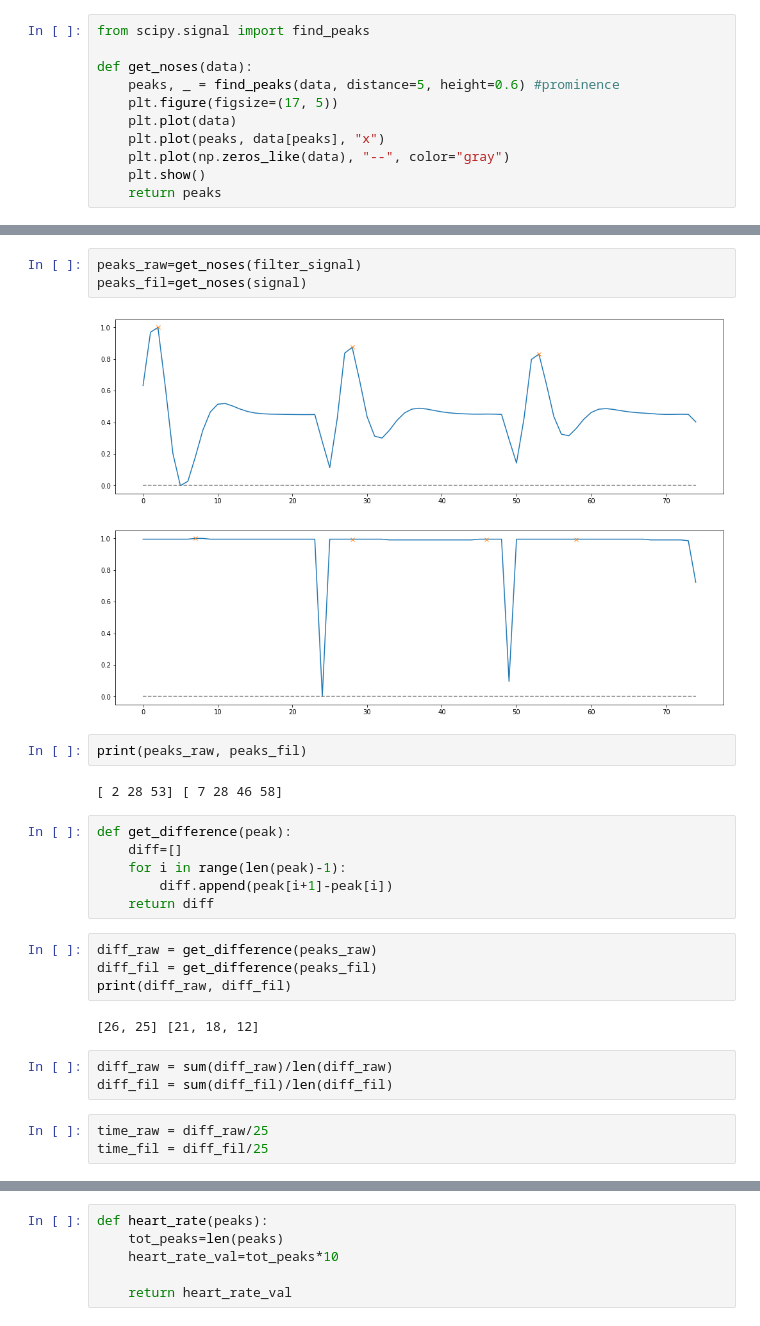
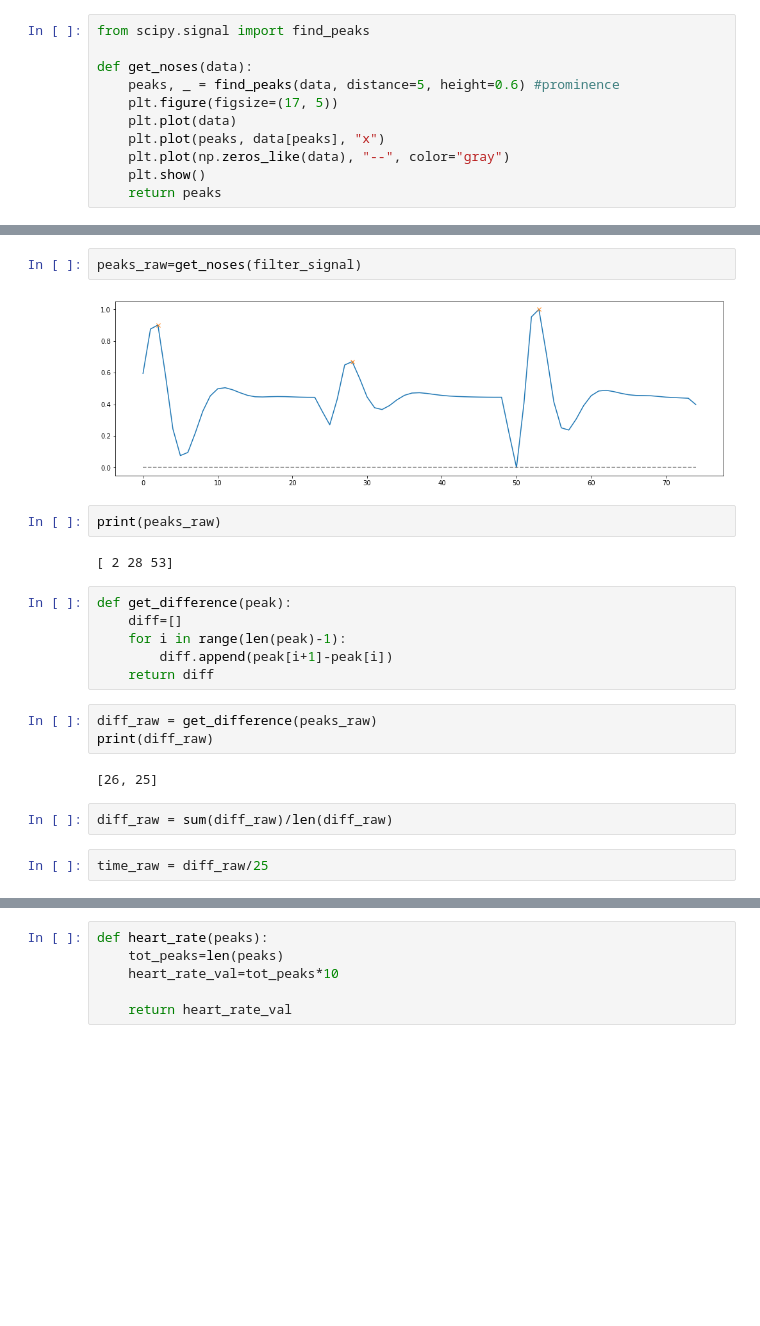
Before and after one commit to gaurav-95/ECG, a Jupyter notebook: View_ECG.ipynb, the cells around one changed output, grey strips where cells are left out. Saved outputs shown, nothing was run; the diff lists cells and outputs as text; blank space fills up the shorter version.

```diff
--- a/View_ECG.ipynb
+++ b/View_ECG.ipynb
@@ -261,13 +259,11 @@ plt.show()
 # %%
 peaks_raw=get_noses(filter_signal)
-peaks_fil=get_noses(signal)
 # %% [output]
-[figure, old version]
+[figure, new version]
-[figure, removed]
 # %%
-print(peaks_raw, peaks_fil)
+print(peaks_raw)
 # %% [output]
-[ 2 28 53] [ 7 28 46 58]
+[ 2 28 53]
 # %%
 def get_difference(peak):
     diff=[]
@@ -276,14 +272,11 @@ def get_difference(peak):
     return diff
 # %%
 diff_raw = get_difference(peaks_raw)
-diff_fil = get_difference(peaks_fil)
-print(diff_raw, diff_fil)
+print(diff_raw)
 # %% [output]
-[26, 25] [21, 18, 12]
+[26, 25]
 # %%
 diff_raw = sum(diff_raw)/len(diff_raw)
-diff_fil = sum(diff_fil)/len(diff_fil)
 # %%
 time_raw = diff_raw/25
-time_fil = diff_fil/25
 # %%
```
Also changed, not shown: parts of 14 cells of this notebook, 1 other file.
